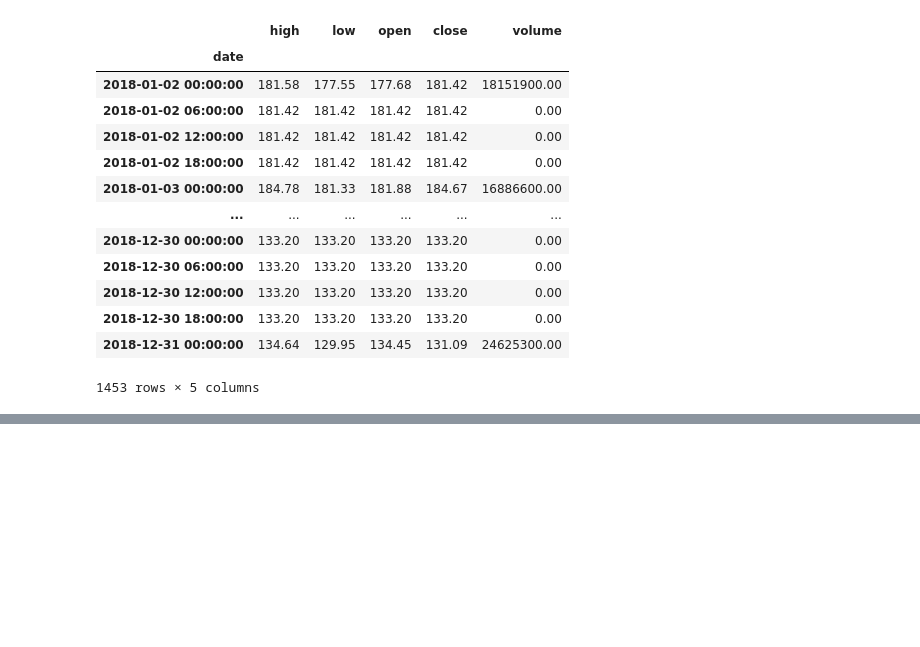
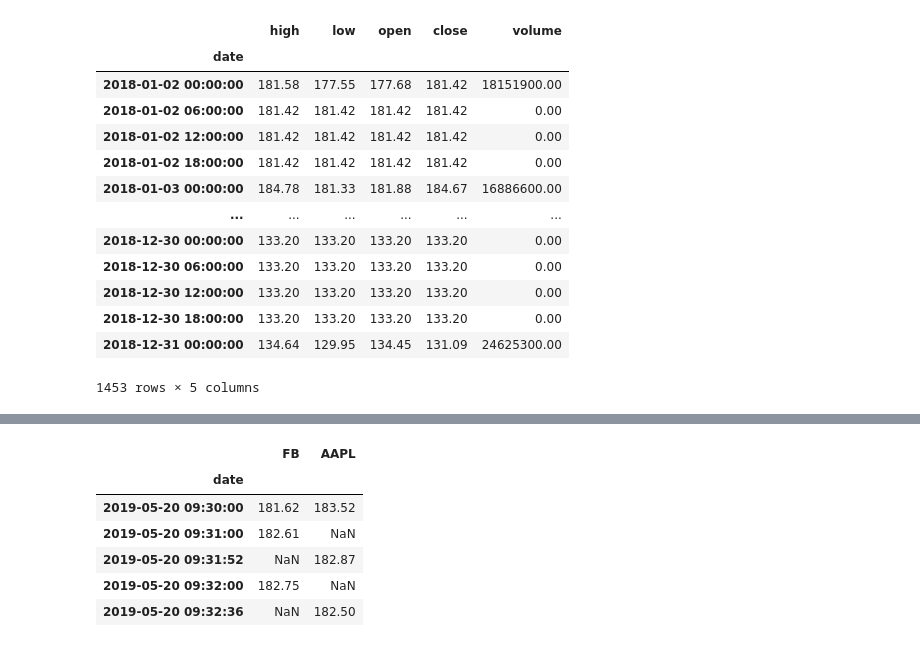
Before and after one commit to nadia-paz/ds-learning, a Jupyter notebook: data_analysis_pandas/08_time_series.ipynb, the cells around one changed output, grey strips where cells are left out. Drawn from its saved outputs; the diff is of its cells as text; code cells hidden in the pictures; blank space fills up the shorter version.

```diff
--- a/data_analysis_pandas/08_time_series.ipynb
+++ b/data_analysis_pandas/08_time_series.ipynb
@@ -604,0 +689,13 @@ fb.drop('trading_volume', axis=1).resample('6H').asfreq().assign(
+# %%
+# merge_ordered won't merge with datetime index, we need to reset_index
+pd.merge_ordered(
+    fb_prices.reset_index(), apple_prices.reset_index(),
+).set_index('date').head()
+# %% [output]
+|  | FB | AAPL |
+| date |  |  |
+| 2019-05-20 09:30:00 | 181.62 | 183.52 |
+| 2019-05-20 09:31:00 | 182.61 | NaN |
+| 2019-05-20 09:31:52 | NaN | 182.87 |
+| 2019-05-20 09:32:00 | 182.75 | NaN |
+| 2019-05-20 09:32:36 | NaN | 182.50 |
```
Also changed, not shown: parts of 9 cells of this notebook.
